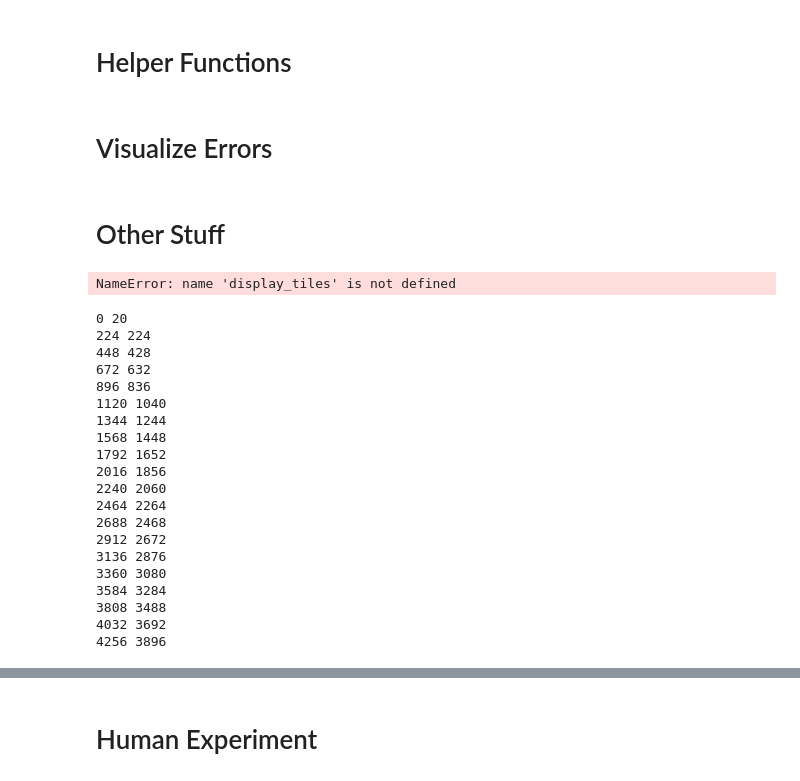
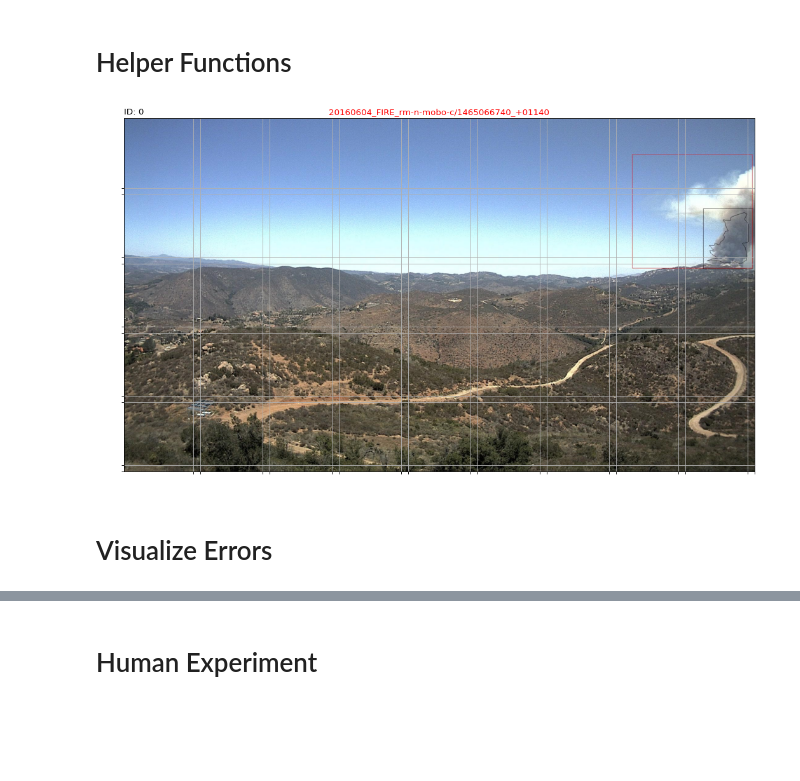
Before and after one commit to shreyasar2202/smoke-detection-smokeynet, a Jupyter notebook: visual_analysis.ipynb, the cells around one changed output, grey strips where cells are left out. Saved outputs shown, nothing was run; the diff lists cells and outputs as text; code cells hidden in the pictures; blank space fills up the shorter version.

```diff
--- a/visual_analysis.ipynb
+++ b/visual_analysis.ipynb
@@ -16,8 +18,3 @@ raw_labels_path = '/userdata/kerasData/data/new_data/drive_clone/'
 labels_path = '/root/pytorch_lightning_data/drive_clone_numpy/'
 
 example = labels_path+'20180504_FIRE_smer-tcs8-mobo-c/xml/1525469995_+00360.xml'
-# %%
-image_name = '20160604_FIRE_rm-n-mobo-c/1465066740_+01140'
-label_image_path = raw_labels_path+util_fns.get_fire_name(image_name)+'/labels/'+util_fns.get_only_image_name(image_name)+'.jpg'
-img = cv2.imread(label_image_path)
-plt.imshow(img)
@@ -59,12 +47,6 @@ output_path = './data/final_split/hem-train_images_final.txt'
 create_hem_list(image_preds_path, output_path)
 # %% [markdown]
 # Helper Functions
-# %%
-resize_dimensions = (1392, 1856)
-crop_height = 1040
-tile_dimensions = (224, 224)
-tile_overlap = 20
-num_tiles_height, num_tiles_width = util_fns.calculate_num_tiles(resize_dimensions, crop_height, tile_dimensions, tile_overlap)
 # %%
 def calculate_overlap_ticks(max_dim, tile_size=224, tile_overlap=20):
     i = 0
@@ -84,7 +66,17 @@ def calculate_overlap_ticks(max_dim, tile_size=224, tile_overlap=20):
 
     return ticks
 # %%
-def display_image(image_name, image_pred=None, tile_preds=None, tile_probs=None, idx=0, save_path=None):
+def display_image(image_name,
+                  image_pred=None,
+                  tile_preds=None,
+                  tile_probs=None,
+                  idx=0,
+                  save_path=None,
+                  resize_dimensions = (1392, 1856),
+                  crop_height = 1040,
+                  tile_dimensions = (224, 224),
+                  tile_overlap = 20,
+                  grid=True):
     """
     View multiple images stored in files, stacking vertically
 
@@ -121,9 +113,13 @@ def display_image(image_name, image_pred=None, tile_preds=None, tile_probs=None,
     plt.imshow(img)
 
     # Calculate grid ticks
-    plt.xticks(calculate_overlap_ticks(resize_dimensions[1], tile_dimensions[1], tile_overlap), alpha=0)
-    plt.yticks(calculate_overlap_ticks(crop_height, tile_dimensions[0], tile_overlap), alpha=0)
-    plt.grid()
+    if grid:
+        plt.xticks(calculate_overlap_ticks(resize_dimensions[1], tile_dimensions[1], tile_overlap), alpha=0)
+        plt.yticks(calculate_overlap_ticks(crop_height, tile_dimensions[0], tile_overlap), alpha=0)
+        plt.grid()
+    else:
+        plt.xticks([])
+        plt.yticks([])
 
     # Insert tile preds text
     if tile_preds is not None or tile_probs is not None:
@@ -160,6 +156,10 @@ def display_raw_labels(filename):
     plt.figure(figsize=(16, 12), dpi=80)
     plt.title(filename)
     plt.imshow(img)
+# %%
+display_image('20160604_FIRE_rm-n-mobo-c/1465066740_+01140')
+# %% [output]
+[figure, added]
 # %% [markdown]
 # Visualize Errors
 # %%
@@ -206,37 +206,3 @@ for j, (image, image_pred, loss) in enumerate(image_preds):
     display_image(image, int(image_pred), tile_probs=probs, idx=j, save_path=save_path_j)
 
     if save_path is None: break
-# %% [markdown]
-# Other Stuff
-# %%
-for fire in metadata['fire_to_images']:
-    image = metadata['fire_to_images'][fire][0]
-    raw_image_path = raw_data_path+image+'.jpg'
-    display_tiles(raw_image_path)
-    break
-# %% [output]
-NameError: name 'display_tiles' is not defined
-# %%
-for i in range(20):
-    print(224*i, 224+(i-1)*204)
-# %% [output]
-0 20
-224 224
-448 428
-672 632
-896 836
-1120 1040
-1344 1244
-1568 1448
-1792 1652
-2016 1856
-2240 2060
-2464 2264
-2688 2468
-2912 2672
-3136 2876
-3360 3080
-3584 3284
-3808 3488
-4032 3692
-4256 3896
```
Also changed, not shown: parts of 18 cells of this notebook, 5 other files.
